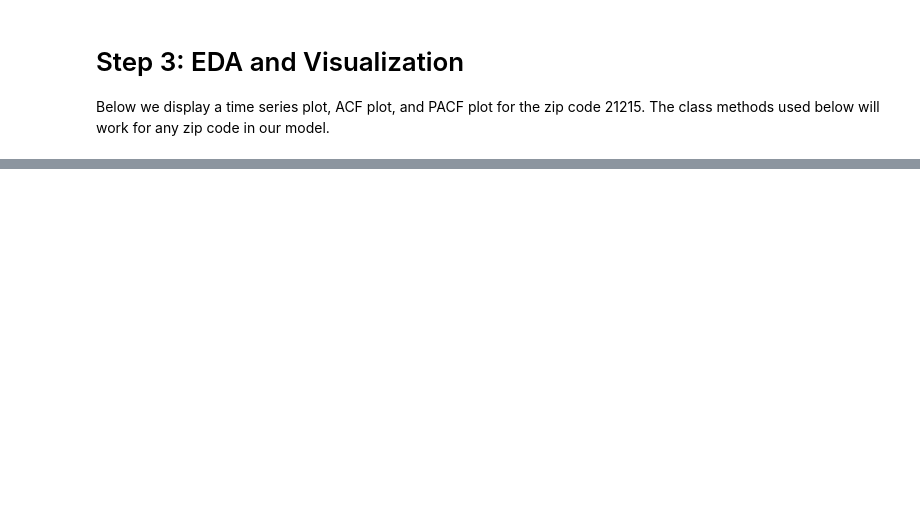
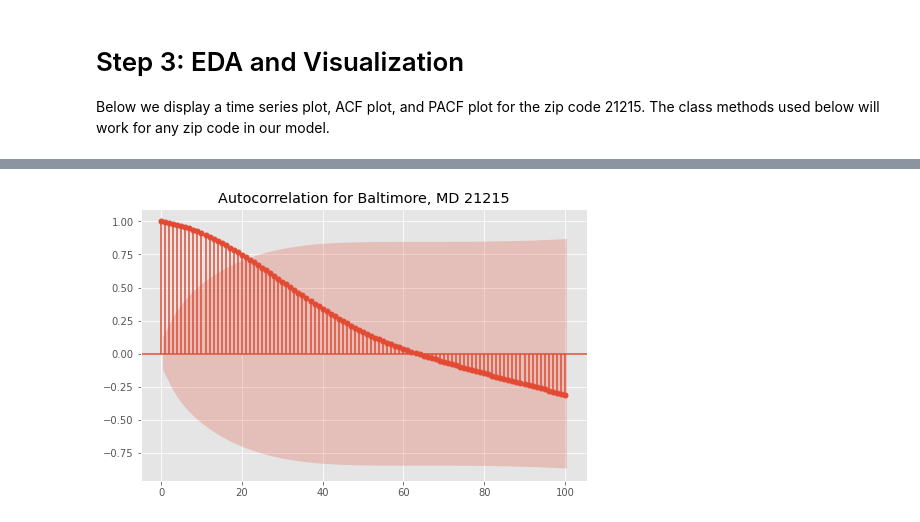
Before and after one commit to sethchart/Baltimore-Real-Estate-Investment, a Jupyter notebook: code/notebook.ipynb, the cells around one changed output, grey strips where cells are left out. Cells and saved outputs as stored; diff of their text form; code cells hidden in the pictures; blank space fills up the shorter version.

Commit message:
Refactored Model class

```diff
--- a/code/notebook.ipynb
+++ b/code/notebook.ipynb
@@ -321,0 +285,2 @@ model.make_pacf_plot(21215);
+# %%
+zip_code = 21215
@@ -321,0 +291,4 @@ model.make_pacf_plot(21215);
+# %%
+model.acf_plot(zip_code);
+# %% [output]
+[figure, added]
```
Also changed, not shown: parts of 29 cells of this notebook.
